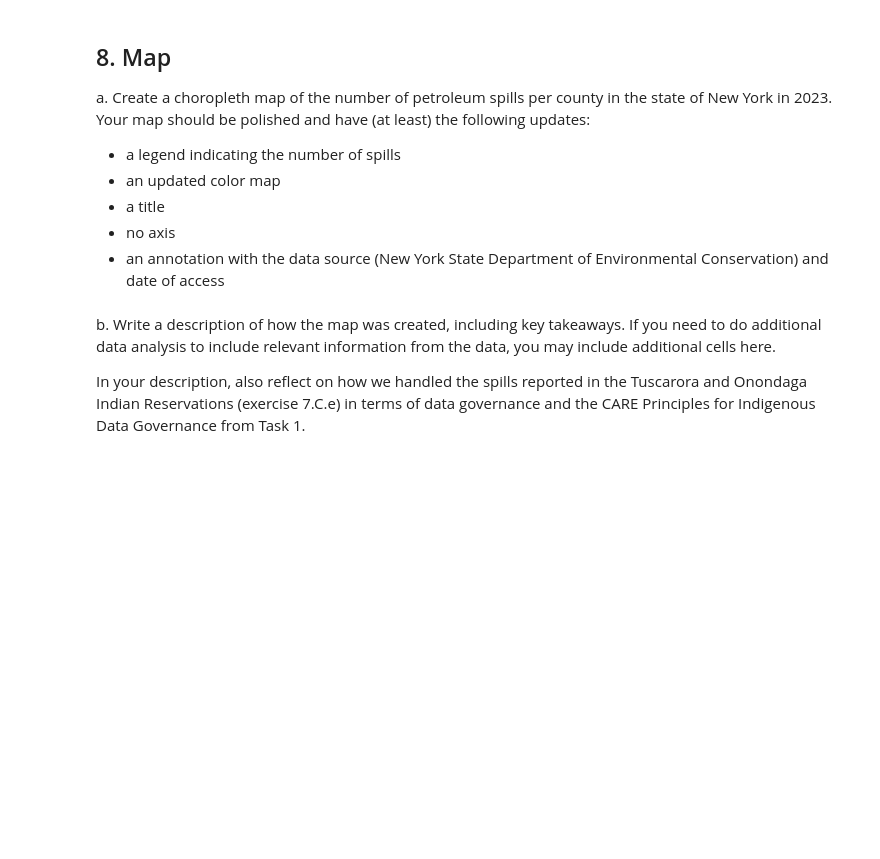
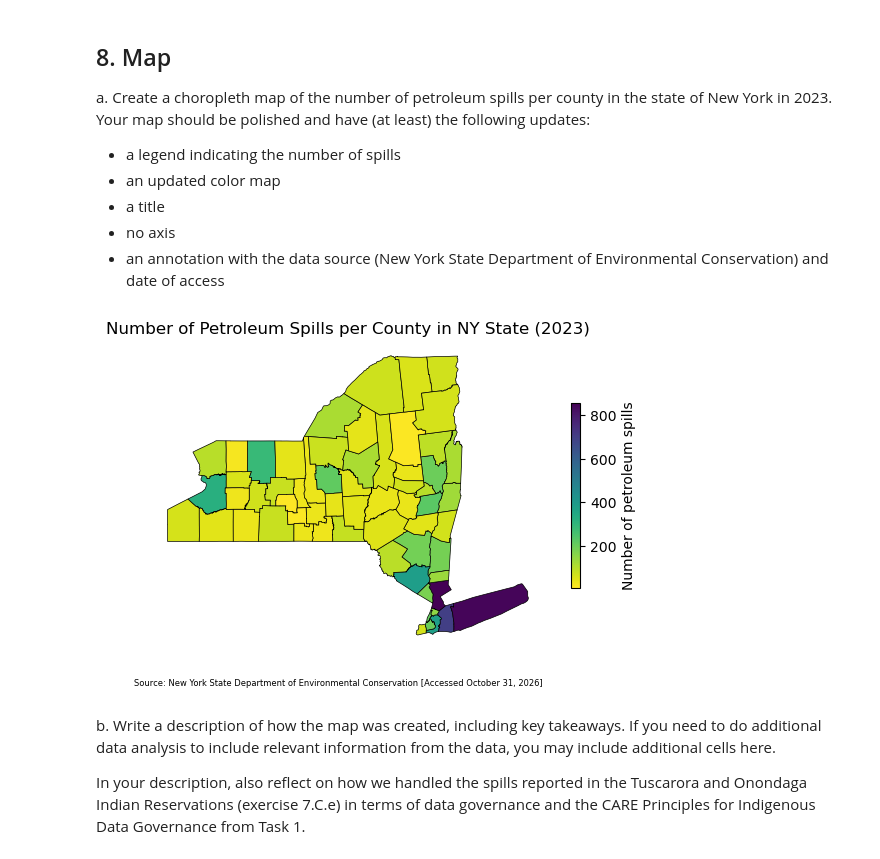
Before and after one commit to karolinasienko/eds220-hwk3, a Jupyter notebook: hwk3-task2-spills.ipynb, the cells around one changed output. Cells and saved outputs as stored; diff of their text form; code cells hidden in the pictures; blank space fills up the shorter version.

Commit message:
mapping 2023 petroleum spills in NY

```diff
--- a/hwk3-task2-spills.ipynb
+++ b/hwk3-task2-spills.ipynb
@@ -643,6 +643,31 @@ Your map should be polished and have (at least) the following updates:
 - a title
 - no axis
 - an annotation with the data source (New York State Department of Environmental Conservation) and date of access
+# %%
+# Initialize figure and axis
+fig, ax = plt.subplots()
+
+# Plotting spills
+ny_spills.plot(column = 'n_spills',
+               cmap = 'viridis_r',
+               edgecolor = 'Black',
+               linewidth = 0.5,
+               legend = True,
+               legend_kwds={'label': 'Number of petroleum spills', 'shrink' : 0.5},
+               ax = ax)
+
+# Adding a title
+ax.set_title('Number of Petroleum Spills per County in NY State (2023)')
+
+# Removing the axis
+ax.axis('off')
+
+# Adding the data source
+fig.text(0.1, 0.1, 'Source: New York State Department of Environmental Conservation [Accessed October 31, 2026]', fontsize = 6)
+
+plt.show()
+# %% [output]
+[figure, added]
 # %% [markdown]
 b. Write a description of how the map was created, including key takeaways. If you need to do additional data analysis to include relevant information from the data, you may include additional cells here.
 
```
